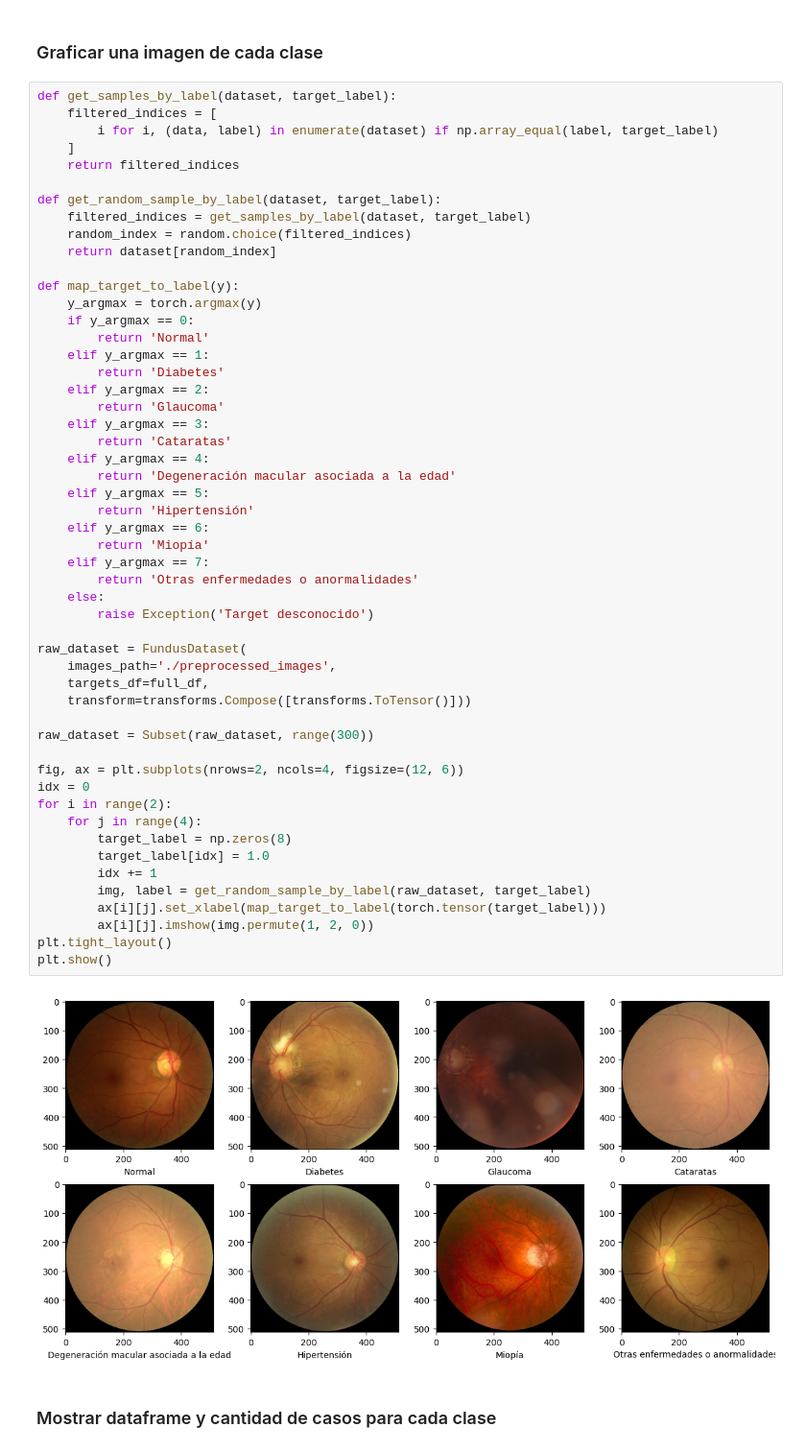
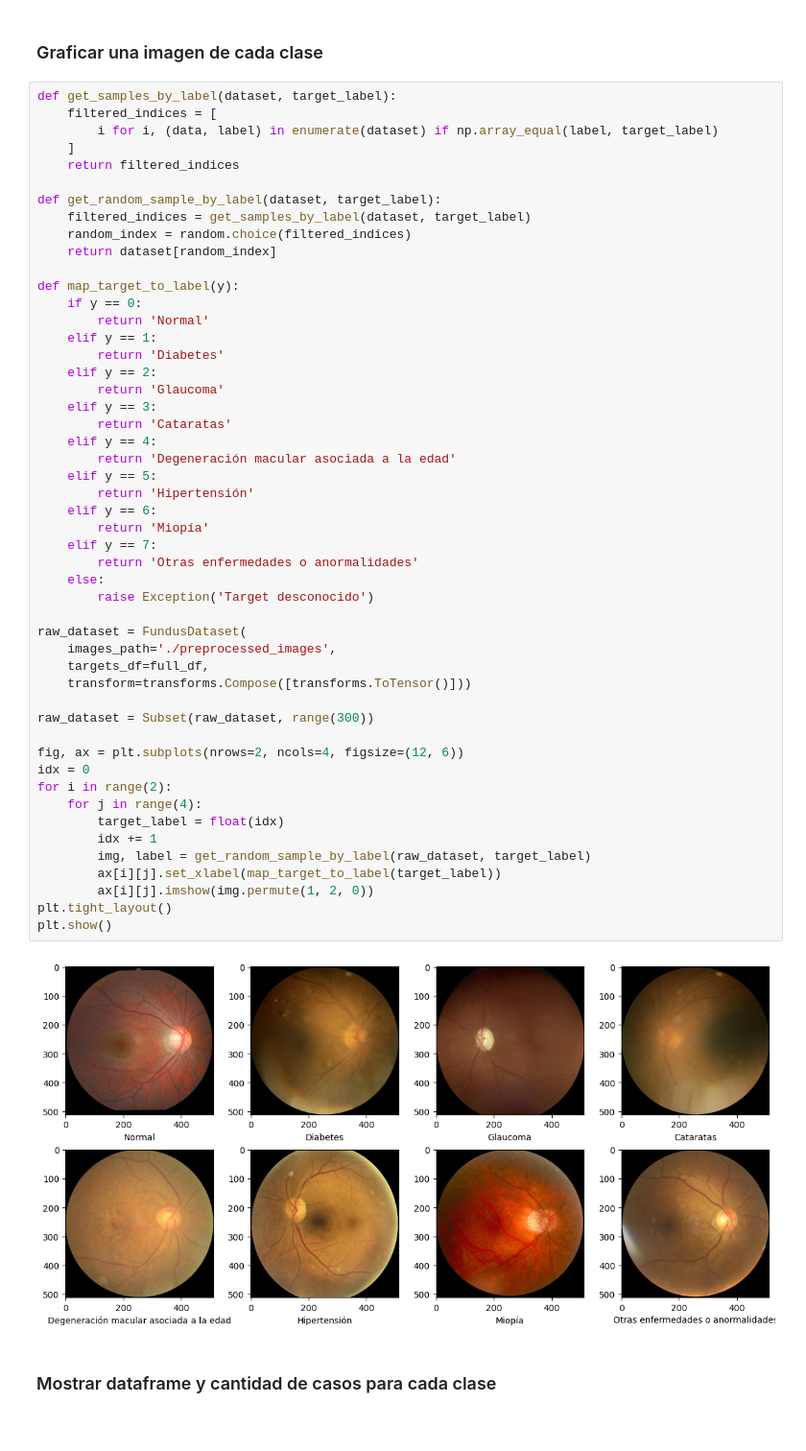
Before and after one commit to EnzoA/Ocular_Disease_Classification, a Jupyter notebook: ResNet_Ocular_Disease_Classification.ipynb, the cells around one changed output. Shown at 96% size. Cells and saved outputs as stored; diff of their text form.

```diff
--- a/ResNet_Ocular_Disease_Classification.ipynb
+++ b/ResNet_Ocular_Disease_Classification.ipynb
@@ -181,46 +194,44 @@ def get_random_sample_by_label(dataset, target_label):
     return dataset[random_index]
 
 def map_target_to_label(y):
-    y_argmax = torch.argmax(y)
-    if y_argmax == 0:
+    if y == 0:
         return 'Normal'
-    elif y_argmax == 1:
+    elif y == 1:
         return 'Diabetes'
-    elif y_argmax == 2:
+    elif y == 2:
         return 'Glaucoma'
-    elif y_argmax == 3:
+    elif y == 3:
         return 'Cataratas'
-    elif y_argmax == 4:
+    elif y == 4:
         return 'Degeneración macular asociada a la edad'
-    elif y_argmax == 5:
+    elif y == 5:
         return 'Hipertensión'
-    elif y_argmax == 6:
+    elif y == 6:
         return 'Miopía'
-    elif y_argmax == 7:
+    elif y == 7:
         return 'Otras enfermedades o anormalidades'
     else:
         raise Exception('Target desconocido')
 
 raw_dataset = FundusDataset(
     images_path='./preprocessed_images',
     targets_df=full_df,
     transform=transforms.Compose([transforms.ToTensor()]))
 
 raw_dataset = Subset(raw_dataset, range(300))
 
 fig, ax = plt.subplots(nrows=2, ncols=4, figsize=(12, 6))
 idx = 0
 for i in range(2):
     for j in range(4):
-        target_label = np.zeros(8)
-        target_label[idx] = 1.0
+        target_label = float(idx)
         idx += 1
         img, label = get_random_sample_by_label(raw_dataset, target_label)
-        ax[i][j].set_xlabel(map_target_to_label(torch.tensor(target_label)))
+        ax[i][j].set_xlabel(map_target_to_label(target_label))
         ax[i][j].imshow(img.permute(1, 2, 0))
 plt.tight_layout()
 plt.show()
 # %% [output]
-[figure, old version]
+[figure, new version]
 # %% [markdown]
 ### Mostrar dataframe y cantidad de casos para cada clase
```
Also changed, not shown: parts of 31 cells of this notebook.
